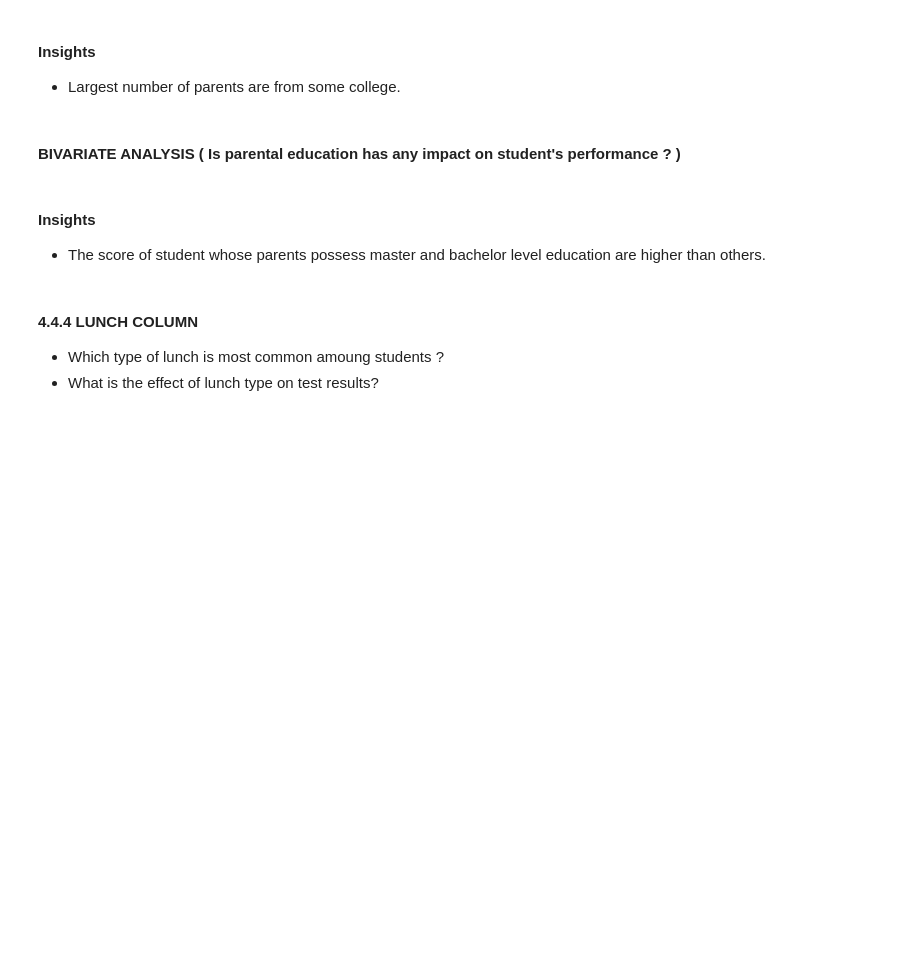
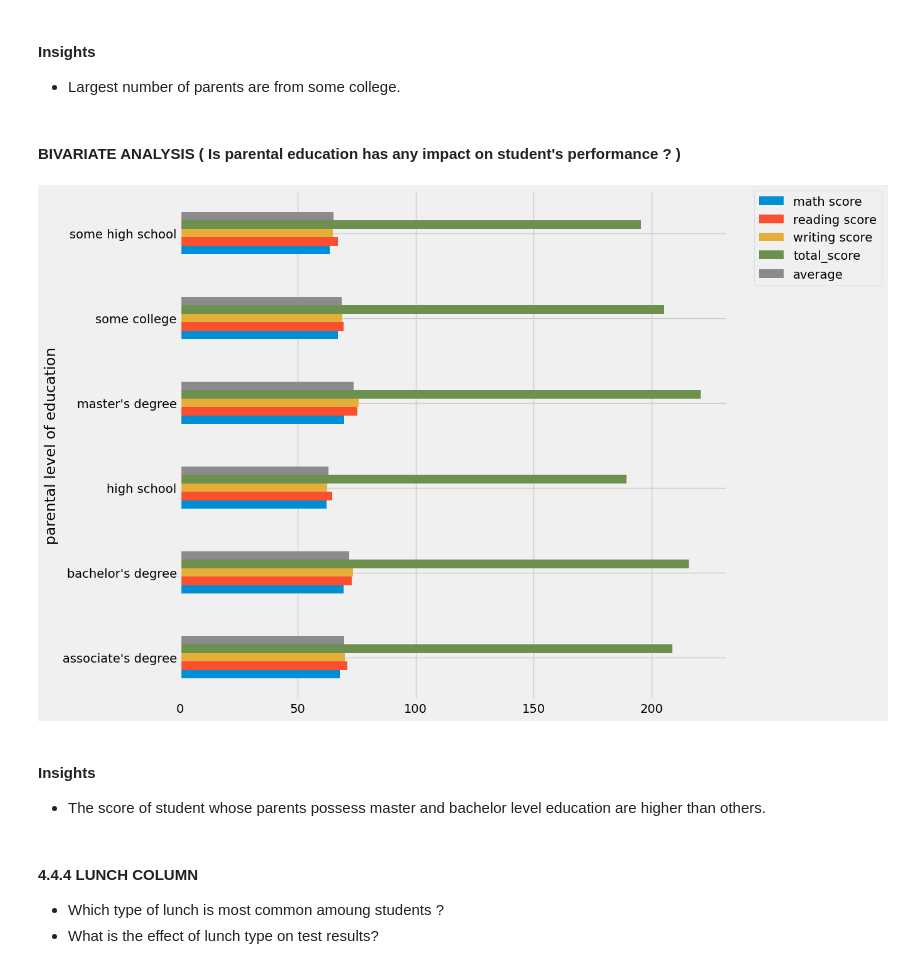
Before and after one commit to ashlanserrao/ml-project, a Jupyter notebook: notebook/1 . EDA STUDENT PERFORMANCE .ipynb, the cells around one changed output. Saved outputs shown, nothing was run; the diff lists cells and outputs as text; code cells hidden in the pictures; blank space fills up the shorter version.

```diff
--- a/notebook/1 . EDA STUDENT PERFORMANCE .ipynb
+++ b/notebook/1 . EDA STUDENT PERFORMANCE .ipynb
@@ -521,9 +529,11 @@ plt.show()
 # %% [markdown]
 #### BIVARIATE ANALYSIS ( Is parental education has any impact on student's performance ? )
 # %%
-df.groupby('parental level of education').agg('mean').plot(kind='barh',figsize=(10,10))
-plt.legend(bbox_to_anchor=(1.05, 1), loc=2, borderaxespad=0.)
+df.groupby('parental level of education').mean(numeric_only=True).plot(kind = 'barh', figsize = (10, 10))
+plt.legend(bbox_to_anchor = (1.05, 1), loc = 2, borderaxespad = 0.)
 plt.show()
+# %% [output]
+[figure, added]
 # %% [markdown]
 #### Insights
 - The score of student whose parents possess master and bachelor level education are higher than others.
```
Also changed, not shown: parts of 12 cells of this notebook.
